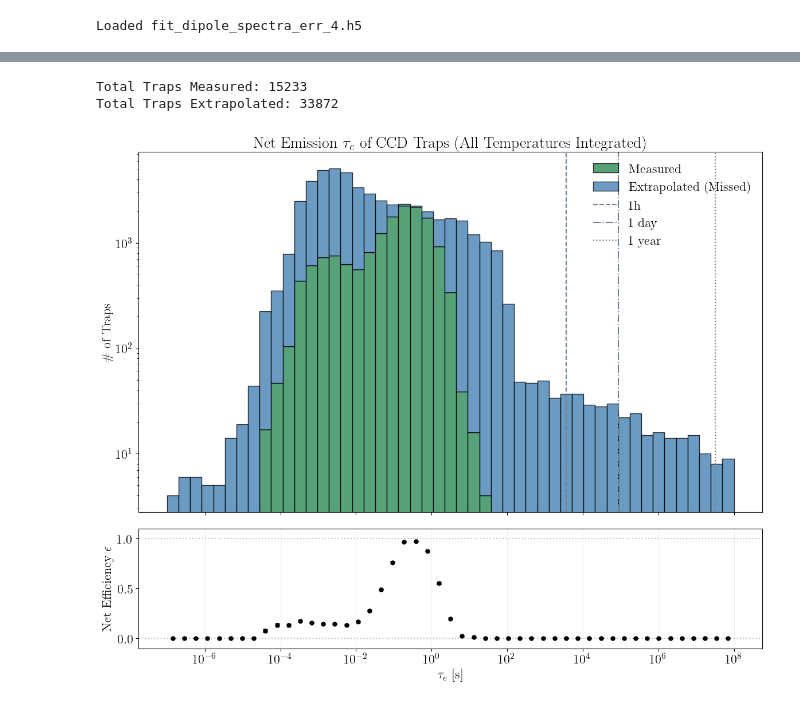
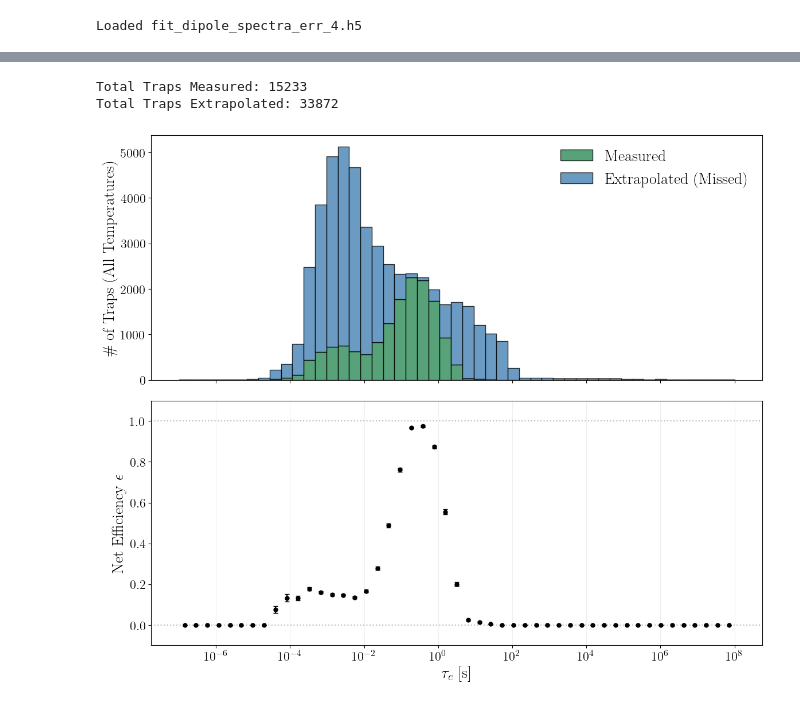
Before and after one commit to anshsdesai/sensei_charge_traps, a Jupyter notebook: charge_trap_figures.ipynb, the cells around one changed output, grey strips where cells are left out. Saved outputs shown, nothing was run; the diff lists cells and outputs as text; code cells hidden in the pictures.

```diff
--- a/charge_trap_figures.ipynb
+++ b/charge_trap_figures.ipynb
@@ -37,10 +89,10 @@ from matplotlib.ticker import (MultipleLocator, FormatStrFormatter,
                             AutoMinorLocator)
 from matplotlib.offsetbox import AnchoredText
 
-smaller= 12
-small = 16
-medium = 20
-large = 30
+smaller= 20
+small = 24
+medium = 30
+large = 36
 
 params = {'text.usetex' : True,
         'font.size' : small,
@@ -693,6 +766,5 @@ Temperature: 150K | Measured: 2026 | Extrapolated: 109
 # %%
-import numpy as np
-import matplotlib.pyplot as plt
+
 
 # 1. Aggregate data across all temperatures
 all_measured_taus = []
@@ -709,7 +781,7 @@ print(f"Total Traps Extrapolated: {len(all_extrapolated_taus)}")
 
 if len(all_total_taus) > 0:
     # 2. Set up the Two-Panel Plot
-    fig, axes = plt.subplots(2, 1, figsize=(12, 10), gridspec_kw={'height_ratios': [3, 1]}, sharex=True)
+    fig, axes = plt.subplots(2, 1, figsize=(12, 10), gridspec_kw={'height_ratios': [1, 1]}, sharex=True)
     ax_hist = axes[0]
     ax_eff = axes[1]
 
@@ -720,14 +792,14 @@ if len(all_total_taus) > 0:
                  color=['seagreen', 'steelblue'], edgecolor='black', alpha=0.8,
                  label=['Measured', 'Extrapolated (Missed)'])
 
-    ax_hist.set_title("Net Emission $\\tau_e$ of CCD Traps (All Temperatures Integrated)", fontsize=20)
-    ax_hist.set_ylabel("\\# of Traps", fontsize=16)
-    ax_hist.set_yscale('log')
+    # ax_hist.set_title("Net Emission $\\tau_e$ of CCD Traps (All Temperatures Integrated)", fontsize=20)
+    ax_hist.set_ylabel("\\# of Traps (All Temperatures)", fontsize=medium)
+    # ax_hist.set_yscale('log')
 
-    ax_hist.axvline(3600, label='1h', ls='--', color='slategrey')
-    ax_hist.axvline(3600*24, label='1 day', ls='-.', color='slategrey')
-    ax_hist.axvline(3600*24*365, label='1 year', ls=':', color='slategrey')
-    ax_hist.legend(frameon=False, fontsize=16)
+    # ax_hist.axvline(3600, label='1h', ls='--', color='slategrey')
+    # ax_hist.axvline(3600*24, label='1 day', ls='-.', color='slategrey')
+    # ax_hist.axvline(3600*24*365, label='1 year', ls=':', color='slategrey')
+    ax_hist.legend(frameon=False, fontsize=medium)
 
     # --- Bottom Panel: Net Efficiency ---
     meas_counts, _ = np.histogram(all_measured_taus, bins=bins)
@@ -735,33 +807,34 @@ if len(all_total_taus) > 0:
 
     # Safely calculate efficiency
     with np.errstate(divide='ignore', invalid='ignore'):
         efficiency = meas_counts / tot_counts
 
     bin_centers = np.sqrt(bins[:-1] * bins[1:])
 
     # Calculate binomial errors
     eff_err = np.zeros_like(efficiency)
     valid = tot_counts > 0
     eff_err[valid] = np.sqrt(efficiency[valid] * (1.0 - efficiency[valid]) / tot_counts[valid])
 
     ax_eff.errorbar(bin_centers[valid], efficiency[valid], yerr=eff_err[valid],
                     fmt='o', color='black', markersize=5, capsize=3)
 
     # Formatting
-    ax_eff.set_xlabel('$\\tau_e$ [s]', fontsize=16)
-    ax_eff.set_ylabel("Net Efficiency $\\epsilon$", fontsize=16)
+    ax_eff.set_xlabel('$\\tau_e$ [s]', fontsize=medium)
+    ax_eff.set_ylabel("Net Efficiency $\\epsilon$", fontsize=medium)
     ax_eff.set_xscale('log')
     ax_eff.set_ylim(-0.1, 1.1)
     ax_eff.axhline(1.0, color='grey', ls=':', alpha=0.5)
     ax_eff.axhline(0.0, color='grey', ls=':', alpha=0.5)
     ax_eff.grid(True, which='both', axis='x', alpha=0.2)
 
     plt.tight_layout()
+
     plt.show()
     plt.close()
 else:
     print("No data available to plot.")
 # %% [output]
 Total Traps Measured: 15233
 Total Traps Extrapolated: 33872
-[figure, old version]
+[figure, new version]
```
Also changed, not shown: parts of 23 cells of this notebook, 21 other files.
